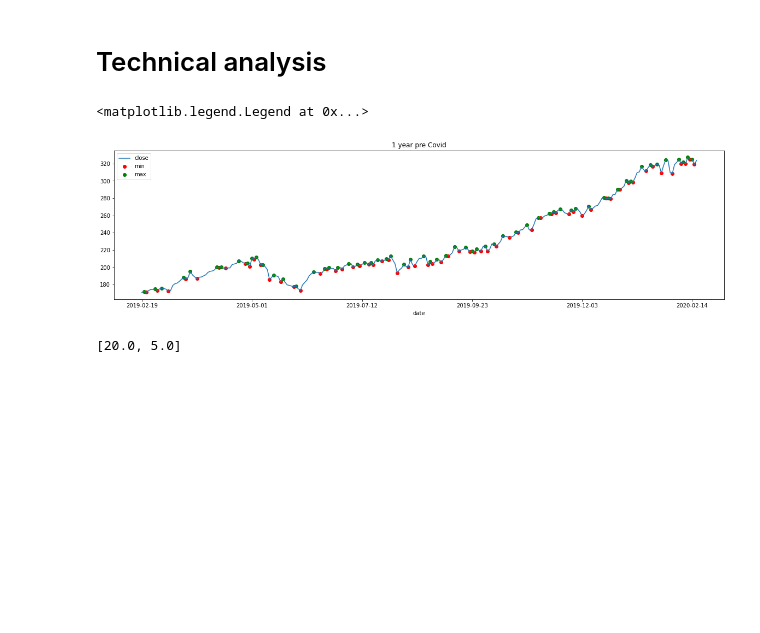
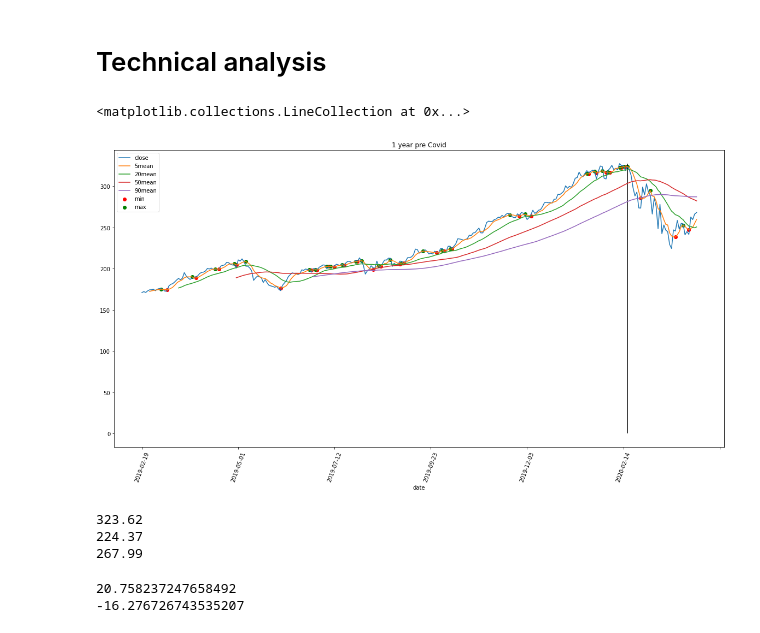
Before and after one commit to simon0191/tech-analysis, a Jupyter notebook: Technical analysis.ipynb, the cells around one changed output. Drawn from its saved outputs; the diff is of its cells as text; code cells hidden in the pictures; blank space fills up the shorter version.

Commit message:
Calc potential gain and potential loss after covid

```diff
--- a/Technical analysis.ipynb
+++ b/Technical analysis.ipynb
@@ -9,48 +11,75 @@ from IPython.core.debugger import set_trace
 # %%
 %matplotlib inline
-plt.rcParams['figure.figsize'] = [20, 5]
+plt.rcParams['figure.figsize'] = [20, 10]
+# %%
+covid_crash = '2020-02-19'
+initial_date = (date.fromisoformat(covid_crash) - relativedelta(years=1)).strftime("%Y-%m-%d")
 # %%
 # companies = ['AAPL','FB','GOOG','F','TSLA']
 companies = ['AAPL']
 listofdf = []
 for item in companies:
-    histprices = requests.get(f"https://financialmodelingprep.com/api/v3/historical-price-full/{item}?serietype=line&from=2019-02-19&to=2020-02-19")
+    histprices = requests.get(f"https://financialmodelingprep.com/api/v3/historical-price-full/{item}?serietype=line&from={initial_date}")
     histprices = histprices.json()
 
     #Parse the API response and select only last 600 days of prices
     #histprices = histprices['historical'][-600:]
     histprices = histprices['historical']
     #Convert from dict to pandas datafram
     histpricesdf = pd.DataFrame.from_dict(histprices)
     #rename column
     # histpricesdf = histpricesdf.rename({'close': item}, axis=1)
     #append all dfs to list
     listofdf.append(histpricesdf)
 #set index of each DataFrame by common column before concatinating them
 dfs = [df.set_index('date') for df in listofdf]
 for df in dfs:
-    df['min'] = df['close'][(df['close'].shift(1) > df['close']) & (df['close'].shift(-1) > df['close'])]
-    df['max'] = df['close'][(df['close'].shift(1) < df['close']) & (df['close'].shift(-1) < df['close'])]
+    df['5mean'] = df['close'].rolling(5).mean()
+    df['20mean'] = df['close'].rolling(20).mean()
+    df['50mean'] = df['close'].rolling(50).mean()
+    df['90mean'] = df['close'].rolling(90).mean()
+    df['min'] = df['5mean'][(df['5mean'].shift(1) > df['5mean']) & (df['5mean'].shift(-1) > df['5mean'])]
+    df['max'] = df['5mean'][(df['5mean'].shift(1) < df['5mean']) & (df['5mean'].shift(-1) < df['5mean'])]
 
 histpriceconcat = pd.concat(dfs,axis=1)
 #set_trace()
 #divide all dataframe by first line of data to enable comparison
 #histpriceconcat = histpriceconcat/histpriceconcat.iloc[0]
 
 #for i, col in enumerate(histpriceconcat.columns):
 plt.title('1 year pre Covid')
 
 histpriceconcat['close'].plot()
+histpriceconcat['5mean'].plot()
+histpriceconcat['20mean'].plot()
+histpriceconcat['50mean'].plot()
+histpriceconcat['90mean'].plot()
 
 plt.scatter(histpriceconcat.index, histpriceconcat['min'], c='r')
 plt.scatter(histpriceconcat.index, histpriceconcat['max'], c='g')
 
-#plt.xticks(rotation=70)
+plt.xticks(rotation=70)
 plt.legend(histpriceconcat.columns)
+plt.vlines(covid_crash, 0, max(histpriceconcat['close']))
 # %% [output]
-<matplotlib.legend.Legend at 0x...>
+<matplotlib.collections.LineCollection at 0x...>
-[figure, old version]
+[figure, new version]
-# %%
-plt.rcParams['figure.figsize']
-# %% [output]
-[20.0, 5.0]
+# %%
+bottom = min(histpriceconcat[covid_crash:]['close'])
+top = max(histpriceconcat[covid_crash:]['close'])
+curr = histpriceconcat['close'][-1]
+print(top)
+print(bottom)
+print(curr)
+# %% [output]
+323.62
+224.37
+267.99
+# %%
+potential_gain = ((top - curr)/curr) * 100
+potential_loss = ((bottom - curr)/curr) * 100
+print(potential_gain)
+print(potential_loss)
+# %% [output]
+20.758237247658492
+-16.276726743535207
```
Also changed, not shown: parts of 1 cell of this notebook.
